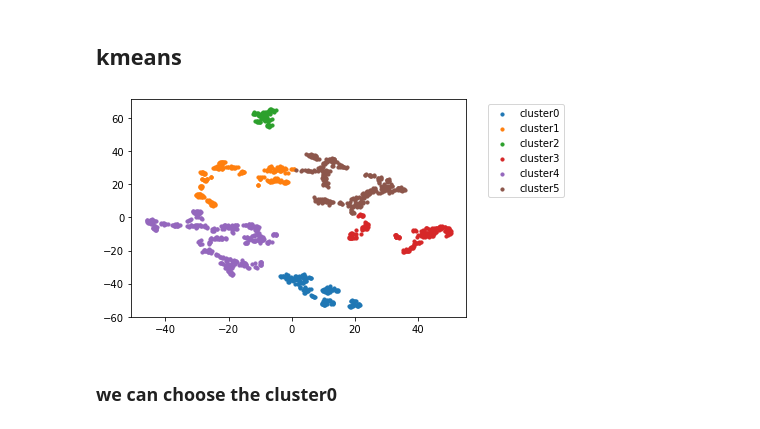
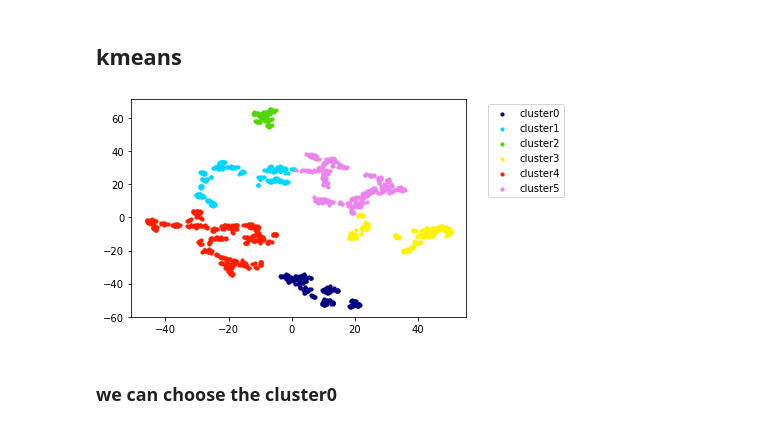
Before and after one commit to WeituoDAI/stage_weituo, a Jupyter notebook: Cluster_Skope-rules_banknote.ipynb, the cells around one changed output. Cells and saved outputs as stored; diff of their text form; code cells hidden in the pictures.

Commit message:
change the colormap

```diff
--- a/Cluster_Skope-rules_banknote.ipynb
+++ b/Cluster_Skope-rules_banknote.ipynb
@@ -263,14 +263,22 @@ for i in range(len(y)):
         a[Cluster_kmeans[i]][0].append(tsne_result[i][0])
         a[Cluster_kmeans[i]][1].append(tsne_result[i][1])
 # %%
+import matplotlib
+import matplotlib.cm as cm
+
+N=N_clusters
+colormap = plt.cm.gist_ncar #nipy_spectral, Set1,Paired
+colors = [colormap(i) for i in np.linspace(0, 0.9,N)]
+
+
 fig=plt.figure()
 ax = fig.add_subplot(111)
 for i in range(N_clusters):
-    ax.scatter(a[i][0],a[i][1],s=10,label='cluster'+str(i))
+    ax.scatter(a[i][0],a[i][1],color=colors[i],s=10,label='cluster'+str(i))
 plt.legend(bbox_to_anchor=(1.05, 1.0), loc='upper left')
 plt.show()
 # %% [output]
-[figure, old version]
+[figure, new version]
 # %% [markdown]
 ### we can choose the cluster0
 # %%
```
Also changed, not shown: parts of 1 cell of this notebook.
